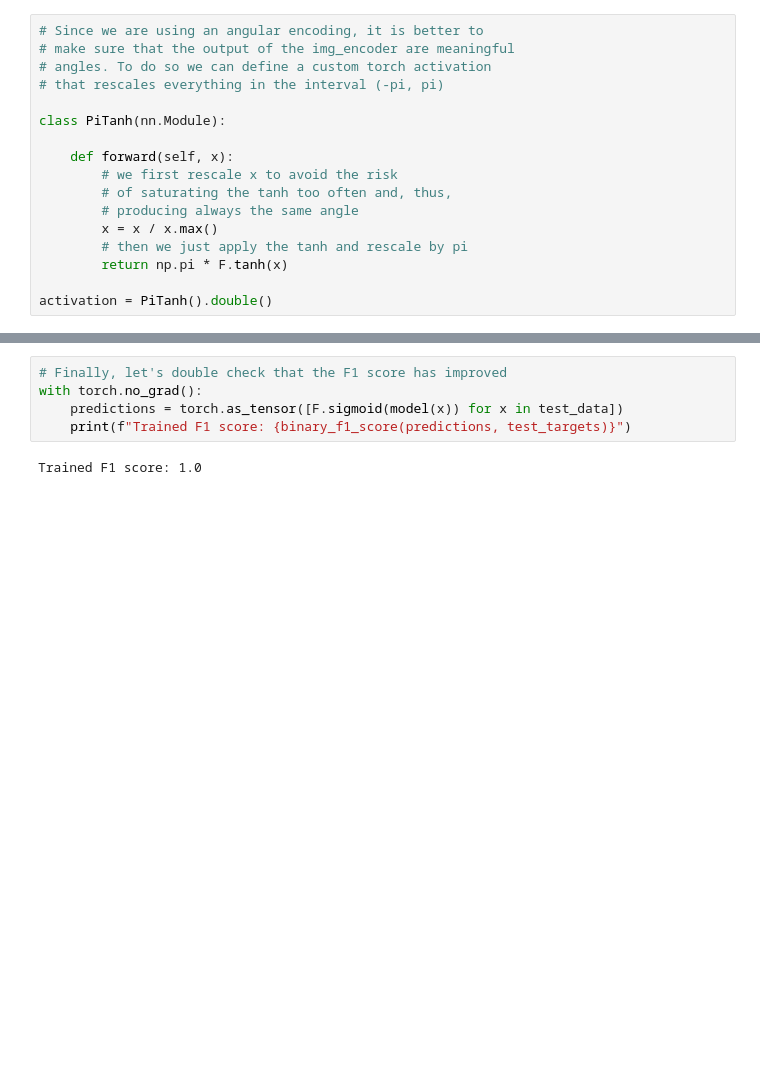
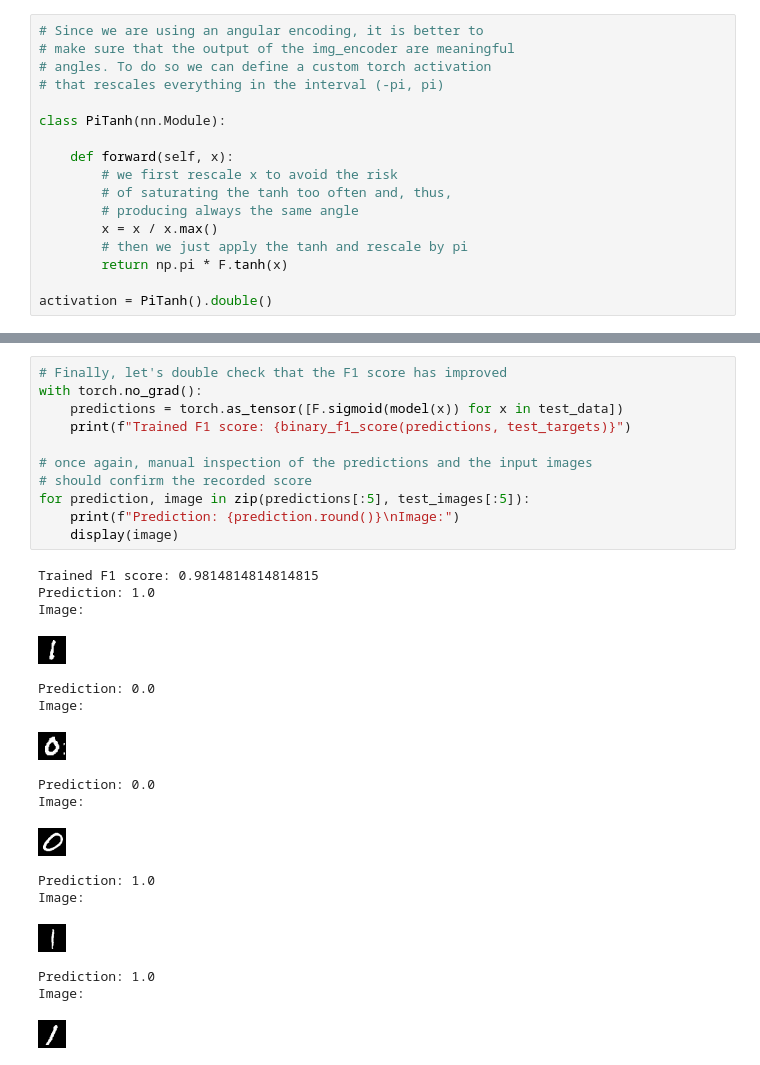
Before and after one commit to qiboteam/qiboml, a Jupyter notebook: tutorials/binary_mnist.ipynb, the cells around one changed output, grey strips where cells are left out. Saved outputs shown, nothing was run; the diff lists cells and outputs as text; blank space fills up the shorter version.

```diff
--- a/tutorials/binary_mnist.ipynb
+++ b/tutorials/binary_mnist.ipynb
@@ -289,7 +343,28 @@ After training we can again evaluate the model on the test data through the F1 s
 # %%
 # Finally, let's double check that the F1 score has improved
 with torch.no_grad():
     predictions = torch.as_tensor([F.sigmoid(model(x)) for x in test_data])
     print(f"Trained F1 score: {binary_f1_score(predictions, test_targets)}")
+
+# once again, manual inspection of the predictions and the input images
+# should confirm the recorded score
+for prediction, image in zip(predictions[:5], test_images[:5]):
+    print(f"Prediction: {prediction.round()}\nImage:")
+    display(image)
 # %% [output]
-Trained F1 score: 1.0
+Trained F1 score: 0.9814814814814815
+Prediction: 1.0
+Image:
+[figure, added]
+Prediction: 0.0
+Image:
+[figure, added]
+Prediction: 0.0
+Image:
+[figure, added]
+Prediction: 1.0
+Image:
+[figure, added]
+Prediction: 1.0
+Image:
+[figure, added]
```
Also changed, not shown: parts of 15 cells of this notebook.
